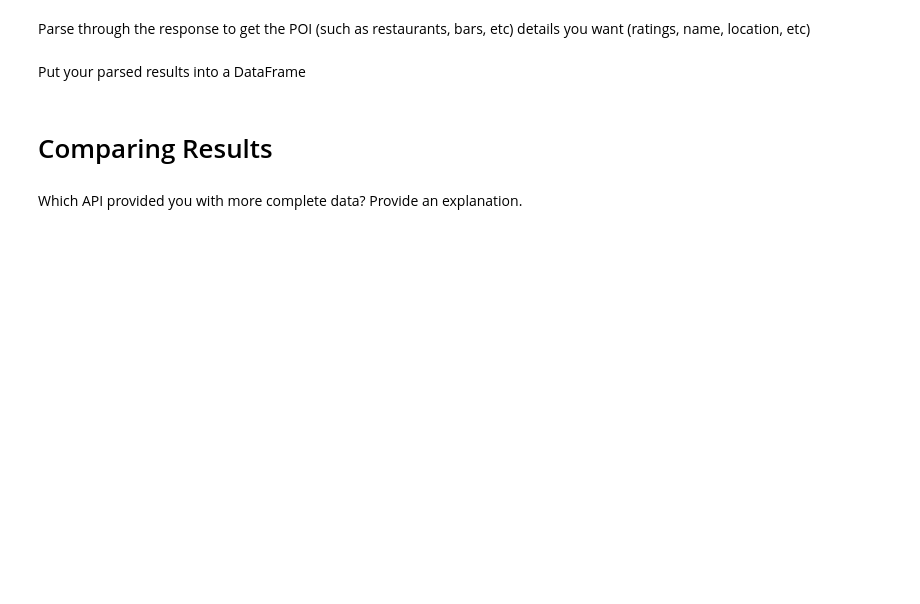
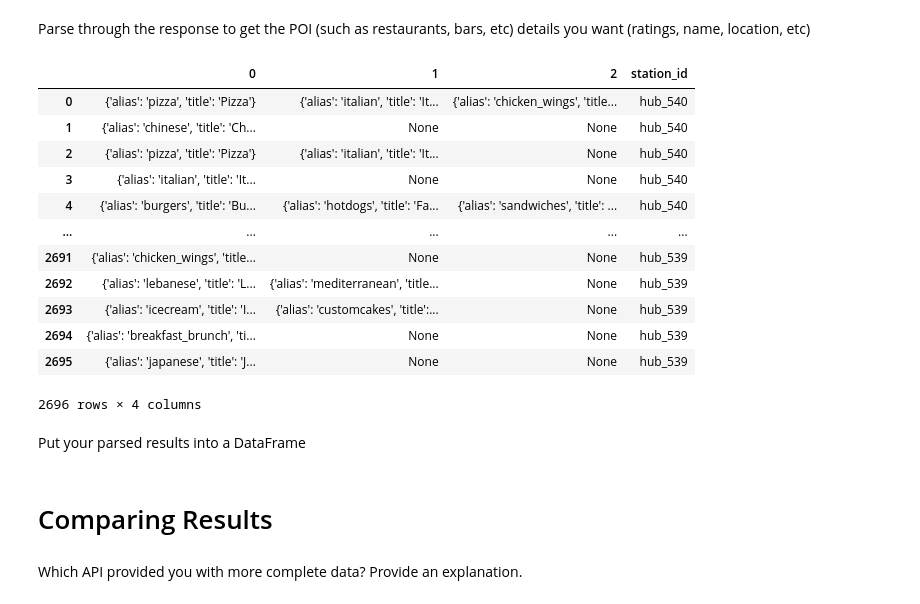
Before and after one commit to Hounder23/LIGHTHOUSE-p2, a Jupyter notebook: notebooks/yelp_foursquare_EDA.ipynb, the cells around one changed output. Saved outputs shown, nothing was run; the diff lists cells and outputs as text; code cells hidden in the pictures; blank space fills up the shorter version.

Commit message:
Updated CSVs and finished data collection

```diff
--- a/notebooks/yelp_foursquare_EDA.ipynb
+++ b/notebooks/yelp_foursquare_EDA.ipynb
@@ -196,0 +225,12 @@ Send a request to Yelp with a small radius (1000m) for all the bike stations in
+# %%
+# test the method using the bike station data
+# get the first 5 bike stations
+bike_stations_yelp = avaiable_bike_stations
+#iterate through the bike stations and get the venues info from the API in json format
+for index, row in bike_stations_yelp.iterrows():
+    # get the response
+    res = get_venues_yelp(latitude=row['lat'], longitude=row['lon'], radius=1000, api_key=YELP_KEY)
+    # convert the response to json
+    res_json = res.json()
+    #add the response to the dataframe
+    bike_stations_yelp.loc[index, 'venues'] = json.dumps(res_json)
@@ -196,0 +252,14 @@ Send a request to Yelp with a small radius (1000m) for all the bike stations in
+# %%
+#Loop through every json object in the venues column and flatten it
+#add the flattened data to a new dataframe nearby_POIs_yelp
+#maintain station id for reference
+nearby_POIs_yelp = pd.DataFrame()
+for index, row in bike_stations_yelp.iterrows():
+    #get the json object
+    venues = json.loads(row['venues'])
+    #flatten the json object
+    flattened_venues = pd.json_normalize(venues['businesses'])
+    #concatenate the data to the nearby_POIs dataframe
+    #maintain the station id for reference
+    flattened_venues['station_id'] = row['station_id']
+    nearby_POIs_yelp = pd.concat([nearby_POIs_yelp, flattened_venues], ignore_index=True)
@@ -197,4 +277,35 @@ Send a request to Yelp with a small radius (1000m) for all the bike stations in
 # %% [markdown]
 Parse through the response to get the POI (such as restaurants, bars, etc) details you want (ratings, name, location, etc)
+# %%
+#drop unneeded columns
+# id, alias, image_url, url, location.address1, location.address2, location.address3, location.city, location.zip_code
+# location.country, location.state, transactions, price,
+nearby_POIs_yelp = nearby_POIs_yelp.drop(columns=['id', 'alias', 'image_url', 'url', 'location.address1', 'location.address2',
+                                                  'location.address3', 'location.city', 'location.zip_code', 'location.country',
+                                                  'location.state', 'transactions', 'price'])
+# %%
+#drop more unneeded columns
+# phone
+nearby_POIs_yelp = nearby_POIs_yelp.drop(columns=['phone'])
+# %%
+#for each row in the nearby_POIs_yelp df, flatten the categories data from the categories column
+#maintain the station id for reference
+categories_yelp = pd.json_normalize(nearby_POIs_yelp['categories'])
+categories_yelp['station_id'] = nearby_POIs_yelp['station_id']
+categories_yelp
+# %% [output]
+|  | 0 | 1 | 2 | station_id |
+| 0 | {'alias': 'pizza', 'title': 'Pizza'} | {'alias': 'italian', 'title': 'It... | {'alias': 'chicken_wings', 'title... | hub_540 |
+| 1 | {'alias': 'chinese', 'title': 'Ch... | None | None | hub_540 |
+| 2 | {'alias': 'pizza', 'title': 'Pizza'} | {'alias': 'italian', 'title': 'It... | None | hub_540 |
+| 3 | {'alias': 'italian', 'title': 'It... | None | None | hub_540 |
+| 4 | {'alias': 'burgers', 'title': 'Bu... | {'alias': 'hotdogs', 'title': 'Fa... | {'alias': 'sandwiches', 'title': ... | hub_540 |
+| ... | ... | ... | ... | ... |
+| 2691 | {'alias': 'chicken_wings', 'title... | None | None | hub_539 |
+| 2692 | {'alias': 'lebanese', 'title': 'L... | {'alias': 'mediterranean', 'title... | None | hub_539 |
+| 2693 | {'alias': 'icecream', 'title': 'I... | {'alias': 'customcakes', 'title':... | None | hub_539 |
+| 2694 | {'alias': 'breakfast_brunch', 'ti... | None | None | hub_539 |
+| 2695 | {'alias': 'japanese', 'title': 'J... | None | None | hub_539 |
+2696 rows × 4 columns
 # %% [markdown]
 Put your parsed results into a DataFrame
```
Also changed, not shown: parts of 13 cells of this notebook, 4 other files.
